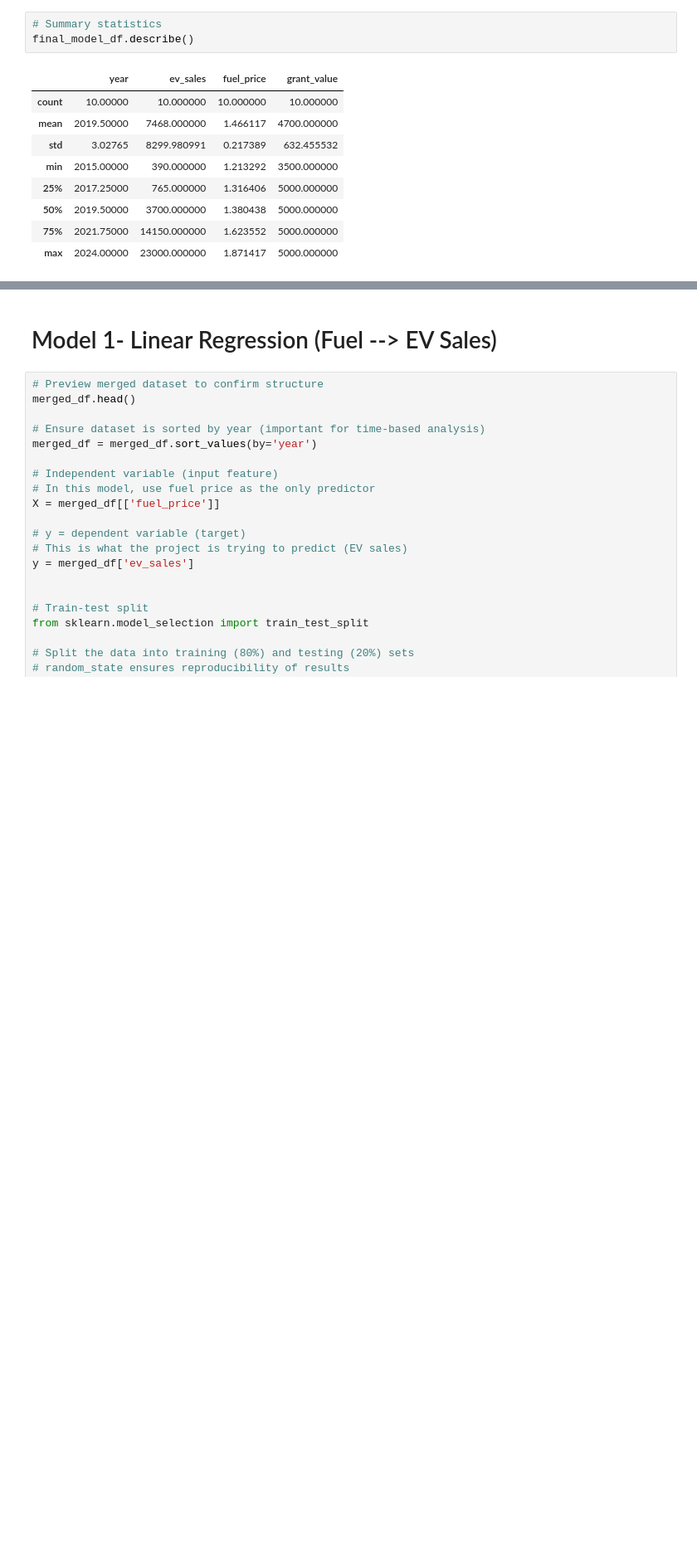
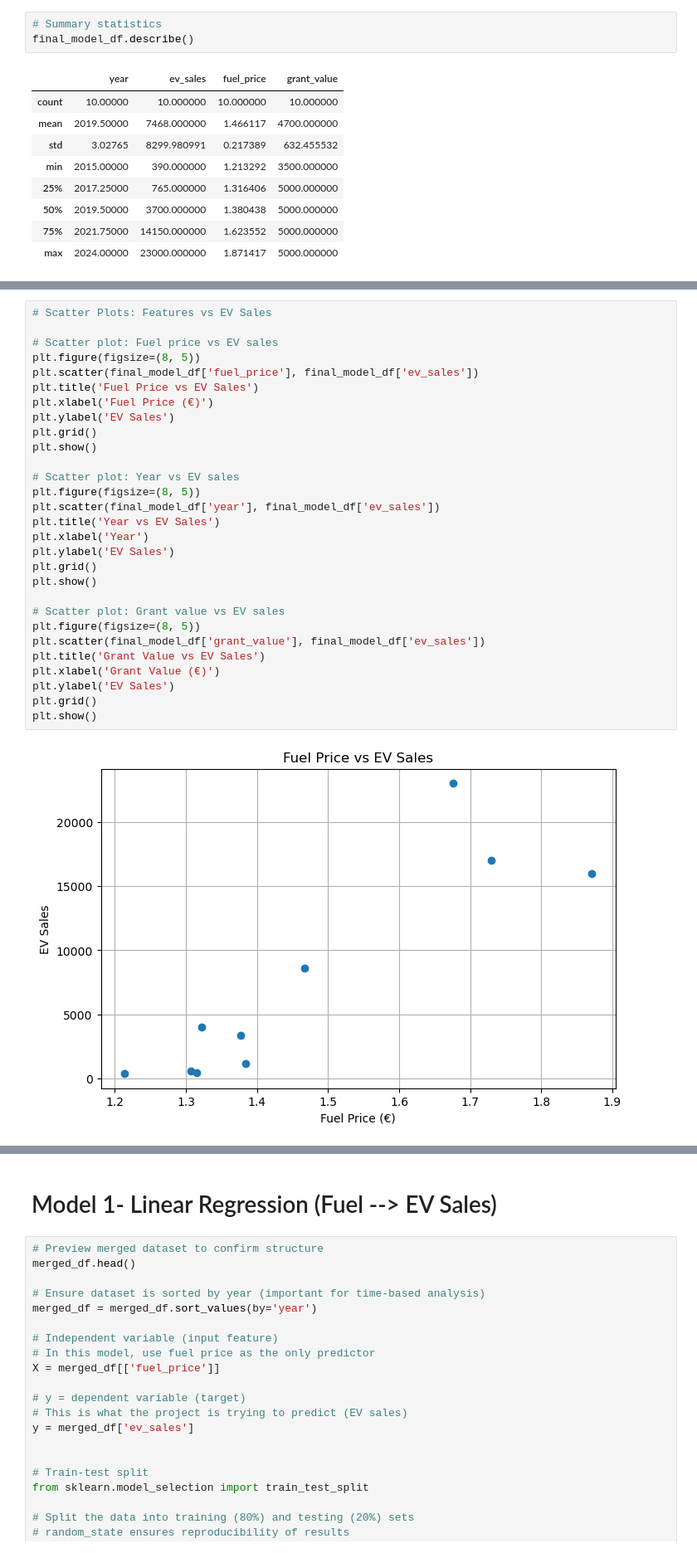
Before and after one commit to Guilherme2022448/Final-Project, a Jupyter notebook: ev_adoption_analysis.ipynb, the cells around one changed output, grey strips where cells are left out. Shown at 83% size. Drawn from its saved outputs; the diff is of its cells as text; blank space fills up the shorter version.

```diff
--- a/ev_adoption_analysis.ipynb
+++ b/ev_adoption_analysis.ipynb
@@ -788,0 +883,31 @@ final_model_df.describe()
+# %%
+# Scatter Plots: Features vs EV Sales
+
+# Scatter plot: Fuel price vs EV sales
+plt.figure(figsize=(8, 5))
+plt.scatter(final_model_df['fuel_price'], final_model_df['ev_sales'])
+plt.title('Fuel Price vs EV Sales')
+plt.xlabel('Fuel Price (€)')
+plt.ylabel('EV Sales')
+plt.grid()
+plt.show()
+
+# Scatter plot: Year vs EV sales
+plt.figure(figsize=(8, 5))
+plt.scatter(final_model_df['year'], final_model_df['ev_sales'])
+plt.title('Year vs EV Sales')
+plt.xlabel('Year')
+plt.ylabel('EV Sales')
+plt.grid()
+plt.show()
+
+# Scatter plot: Grant value vs EV sales
+plt.figure(figsize=(8, 5))
+plt.scatter(final_model_df['grant_value'], final_model_df['ev_sales'])
+plt.title('Grant Value vs EV Sales')
+plt.xlabel('Grant Value (€)')
+plt.ylabel('EV Sales')
+plt.grid()
+plt.show()
+# %% [output]
+[figure, added]
```
Also changed, not shown: parts of 13 cells of this notebook.
